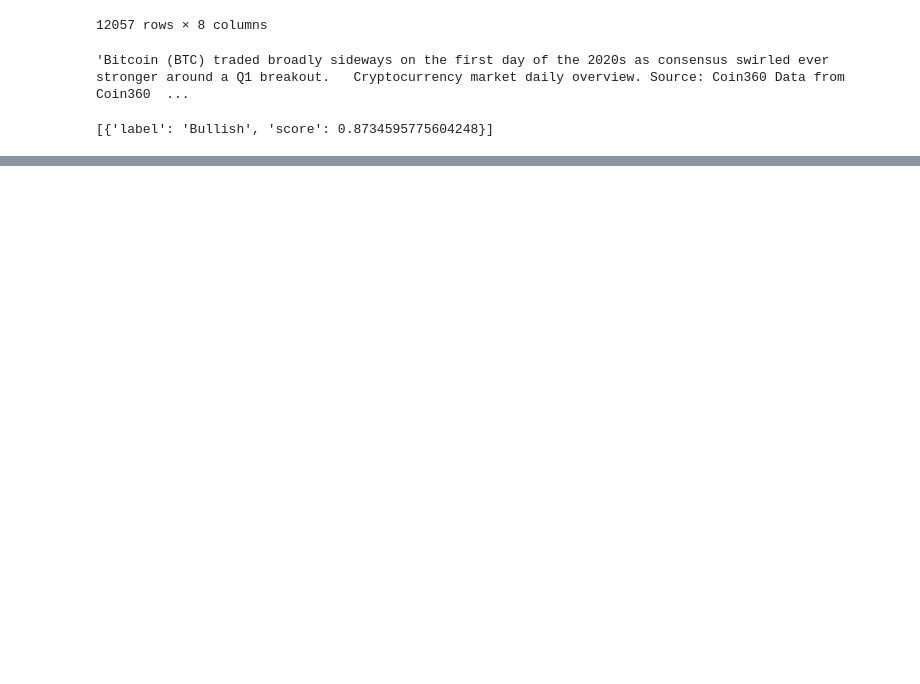
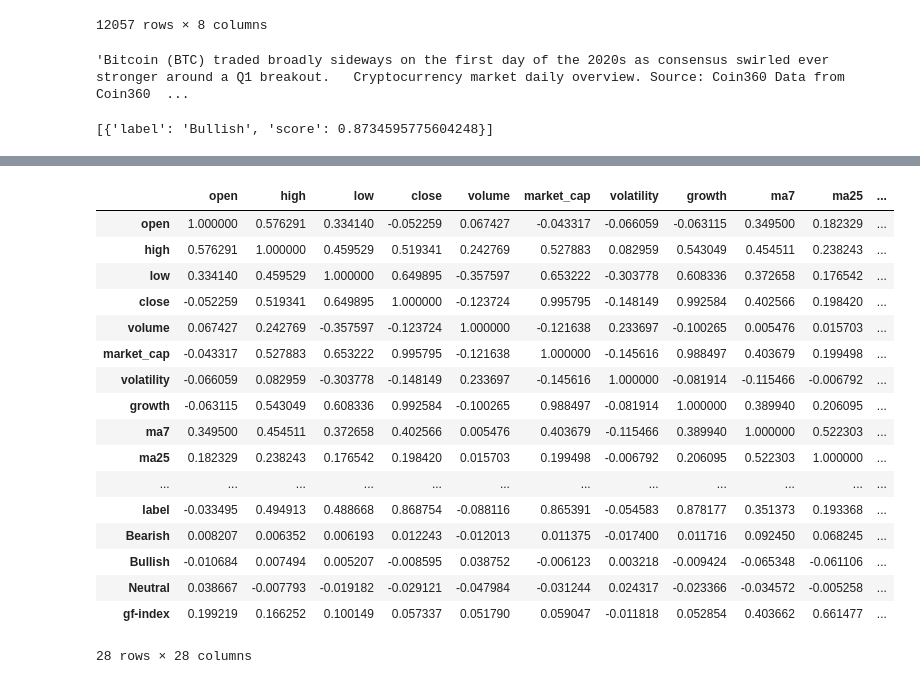
Before and after one commit to okkostenko/crypto_price_prediction_starknet, a Jupyter notebook: scratch_pad.ipynb, the cells around one changed output, grey strips where cells are left out. Saved outputs shown, nothing was run; the diff lists cells and outputs as text; code cells hidden in the pictures; blank space fills up the shorter version.

```diff
--- a/scratch_pad.ipynb
+++ b/scratch_pad.ipynb
@@ -412,0 +682,8 @@ print(preds)
+# %%
+features = np.load("data_collection/datasets/full/full/features.npy")
+labels = np.load("data_collection/datasets/full/full/labels.npy")
+# %%
+from data_collection.datasets import labels_classification
+
+labels = labels_classification(labels, features)
+labels
@@ -412,0 +697,4 @@ print(preds)
+# %%
+df = df.iloc[-900:, :]
+# %%
+df["label"] = labels[-900:]
@@ -412,0 +723,22 @@ print(preds)
+# %%
+
+df.corr()
+# %% [output]
+|  | open | high | low | close | volume | market_cap | volatility | growth | ma7 | ma25 | ... |
+| open | 1.000000 | 0.576291 | 0.334140 | -0.052259 | 0.067427 | -0.043317 | -0.066059 | -0.063115 | 0.349500 | 0.182329 | ... |
+| high | 0.576291 | 1.000000 | 0.459529 | 0.519341 | 0.242769 | 0.527883 | 0.082959 | 0.543049 | 0.454511 | 0.238243 | ... |
+| low | 0.334140 | 0.459529 | 1.000000 | 0.649895 | -0.357597 | 0.653222 | -0.303778 | 0.608336 | 0.372658 | 0.176542 | ... |
+| close | -0.052259 | 0.519341 | 0.649895 | 1.000000 | -0.123724 | 0.995795 | -0.148149 | 0.992584 | 0.402566 | 0.198420 | ... |
+| volume | 0.067427 | 0.242769 | -0.357597 | -0.123724 | 1.000000 | -0.121638 | 0.233697 | -0.100265 | 0.005476 | 0.015703 | ... |
+| market_cap | -0.043317 | 0.527883 | 0.653222 | 0.995795 | -0.121638 | 1.000000 | -0.145616 | 0.988497 | 0.403679 | 0.199498 | ... |
+| volatility | -0.066059 | 0.082959 | -0.303778 | -0.148149 | 0.233697 | -0.145616 | 1.000000 | -0.081914 | -0.115466 | -0.006792 | ... |
+| growth | -0.063115 | 0.543049 | 0.608336 | 0.992584 | -0.100265 | 0.988497 | -0.081914 | 1.000000 | 0.389940 | 0.206095 | ... |
+| ma7 | 0.349500 | 0.454511 | 0.372658 | 0.402566 | 0.005476 | 0.403679 | -0.115466 | 0.389940 | 1.000000 | 0.522303 | ... |
+| ma25 | 0.182329 | 0.238243 | 0.176542 | 0.198420 | 0.015703 | 0.199498 | -0.006792 | 0.206095 | 0.522303 | 1.000000 | ... |
+| ... | ... | ... | ... | ... | ... | ... | ... | ... | ... | ... | ... |
+| label | -0.033495 | 0.494913 | 0.488668 | 0.868754 | -0.088116 | 0.865391 | -0.054583 | 0.878177 | 0.351373 | 0.193368 | ... |
+| Bearish | 0.008207 | 0.006352 | 0.006193 | 0.012243 | -0.012013 | 0.011375 | -0.017400 | 0.011716 | 0.092450 | 0.068245 | ... |
+| Bullish | -0.010684 | 0.007494 | 0.005207 | -0.008595 | 0.038752 | -0.006123 | 0.003218 | -0.009424 | -0.065348 | -0.061106 | ... |
+| Neutral | 0.038667 | -0.007793 | -0.019182 | -0.029121 | -0.047984 | -0.031244 | 0.024317 | -0.023366 | -0.034572 | -0.005258 | ... |
+| gf-index | 0.199219 | 0.166252 | 0.100149 | 0.057337 | 0.051790 | 0.059047 | -0.011818 | 0.052854 | 0.403662 | 0.661477 | ... |
+28 rows × 28 columns
```
Also changed, not shown: parts of 34 cells of this notebook, 13 other files.
